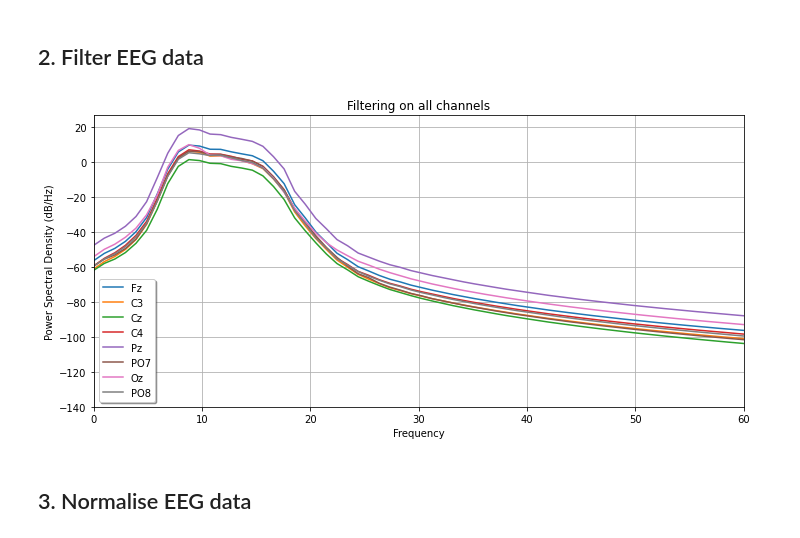
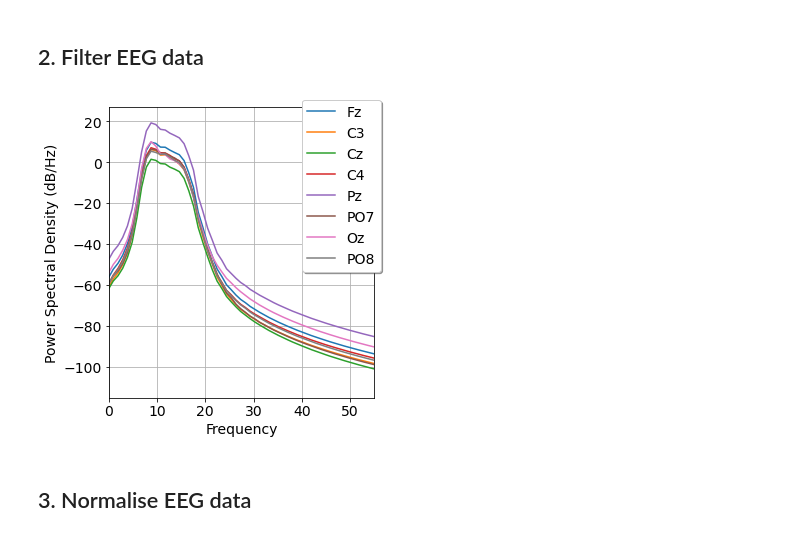
Before and after one commit to Jake-Jay/motor-imagery, a Jupyter notebook: FullPipeline_03_sklearn.ipynb, the cells around one changed output. Cells and saved outputs as stored; diff of their text form; code cells hidden in the pictures.

```diff
--- a/FullPipeline_03_sklearn.ipynb
+++ b/FullPipeline_03_sklearn.ipynb
@@ -82,0 +74,13 @@ visualise.plot_events(
+# %%
+# font = {'family' : 'normal',
+#         'weight' : 'bold',
+#         'size'   : 22}
+plt.rcParams.update({'font.size': 14})
+
+visualise.plot_events(
+    eeg_timestamps,
+    event_timeseries,
+    fs,
+    label2code,
+    window=40
+)
@@ -102,18 +108,19 @@ freq, h = signal.freqz(b, a, fs = fs)
 eeg_notched = signal.filtfilt(b, a, eeg_data, axis=1)
 eeg_notched_bp = preprocess.bandpass(eeg_notched, lf=lf, hf=hf, fs=fs, ftype='butter')
 # %%
-# plt.figure(figsize=(10,5))
-# plt.title(f'Filtering on all channels')
+plt.figure(figsize=(5,5))
+# plt.title(f'Filtering on all channels from {lf}-{hf} Hz')
 
-# for i in range(eeg_data.shape[0]):
-#     plt.psd(eeg_notched_bp[i], Fs=fs, label=f'{preprocess.channel2name(i)}')
+for i in range(eeg_data.shape[0]):
+    plt.psd(eeg_notched_bp[i], Fs=fs, label=f'{preprocess.channel2name(i)}')
 
-# plt.tight_layout()
-# plt.legend(loc='lower left', shadow=True)
-# plt.xlim([0,60])
-# plt.show()
+plt.tight_layout()
+plt.legend(loc='upper right', bbox_to_anchor=(1.05, 1.05), shadow=True, fancybox=True)
+plt.xlim([0,55])
+plt.ylim([-115,27])
+plt.show()
 # %% [output]
-[figure, old version]
+[figure, new version]
 # %% [markdown]
 ## 3. Normalise EEG data
 # %%
```
Also changed, not shown: parts of 19 cells of this notebook, 4 other files.
